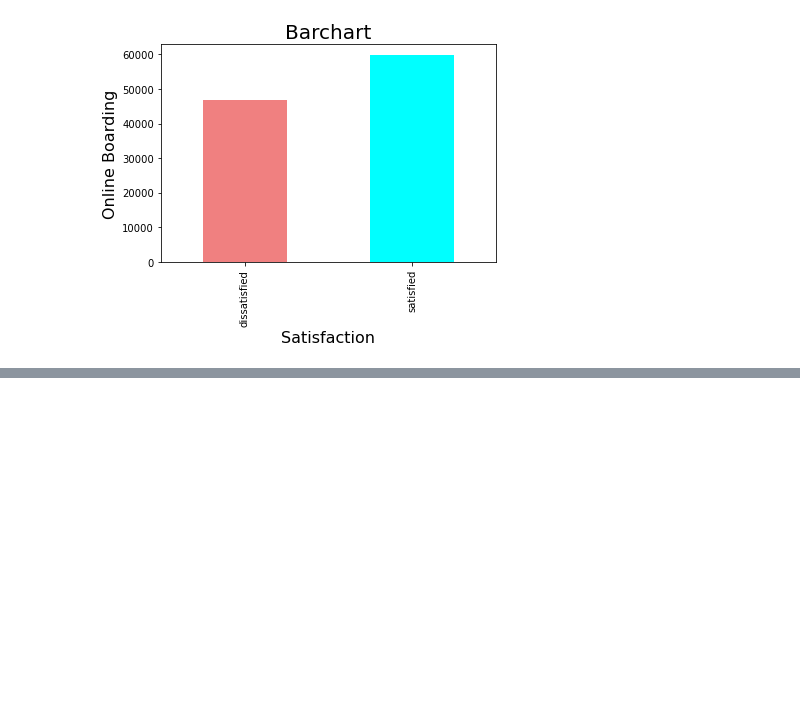
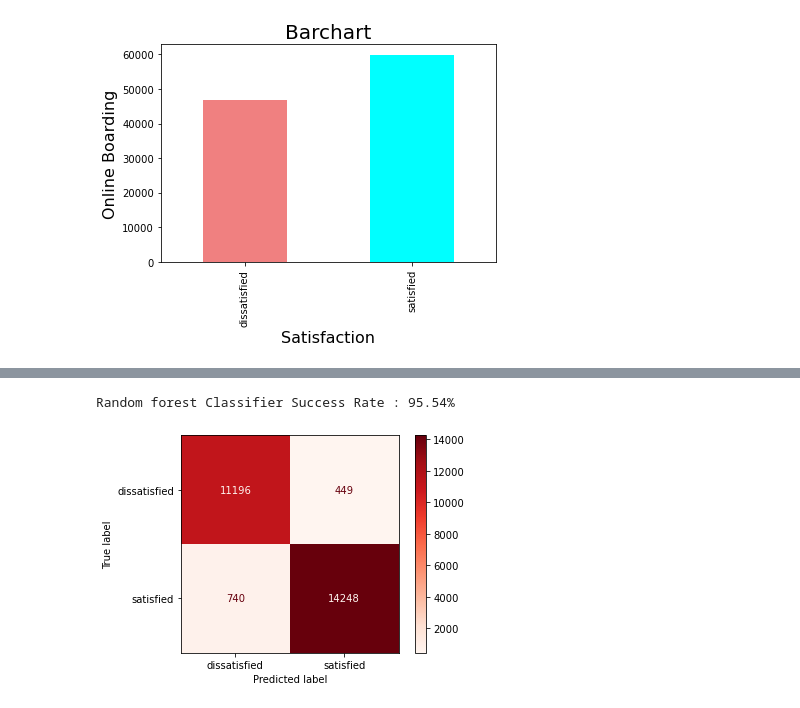
Before and after one commit to humerasd/data-science, a Jupyter notebook: airlines/code/Airlines-data_preprocessing.ipynb, the cells around one changed output, grey strips where cells are left out. Saved outputs shown, nothing was run; the diff lists cells and outputs as text; code cells hidden in the pictures; blank space fills up the shorter version.

```diff
--- a/airlines/code/Airlines-data_preprocessing.ipynb
+++ b/airlines/code/Airlines-data_preprocessing.ipynb
@@ -361,0 +411,3 @@ plt.show()
+# %%
+X = data.drop('satisfaction',axis=1)
+y = data.satisfaction
@@ -361,0 +470,7 @@ plt.show()
+# %%
+from sklearn.ensemble import RandomForestClassifier
+from sklearn.model_selection import  GridSearchCV
+X_train, X_test, y_train, y_test = train_test_split(X,y,random_state=0)
+params = {'n_estimators':[20,40,60,80,100]}
+model = GridSearchCV(RandomForestClassifier(),param_grid=params,cv=4)
+model
@@ -361,0 +484,2 @@ plt.show()
+# %%
+model.fit(X_train,y_train)
@@ -361,0 +505,2 @@ plt.show()
+# %%
+y_pred = model.predict(X_test)
@@ -361,0 +524,10 @@ plt.show()
+# %%
+from sklearn.metrics import accuracy_score, confusion_matrix
+accuracy = accuracy_score(y_test, y_pred)
+
+print("Random forest Classifier Success Rate :", "{:.2f}%".format(100 * accuracy))
+plot_confusion_matrix(model, X_test, y_test,cmap=plt.cm.Reds)
+plt.show()
+# %% [output]
+Random forest Classifier Success Rate : 95.54%
+[figure, added]
```
Also changed, not shown: parts of 30 cells of this notebook.
